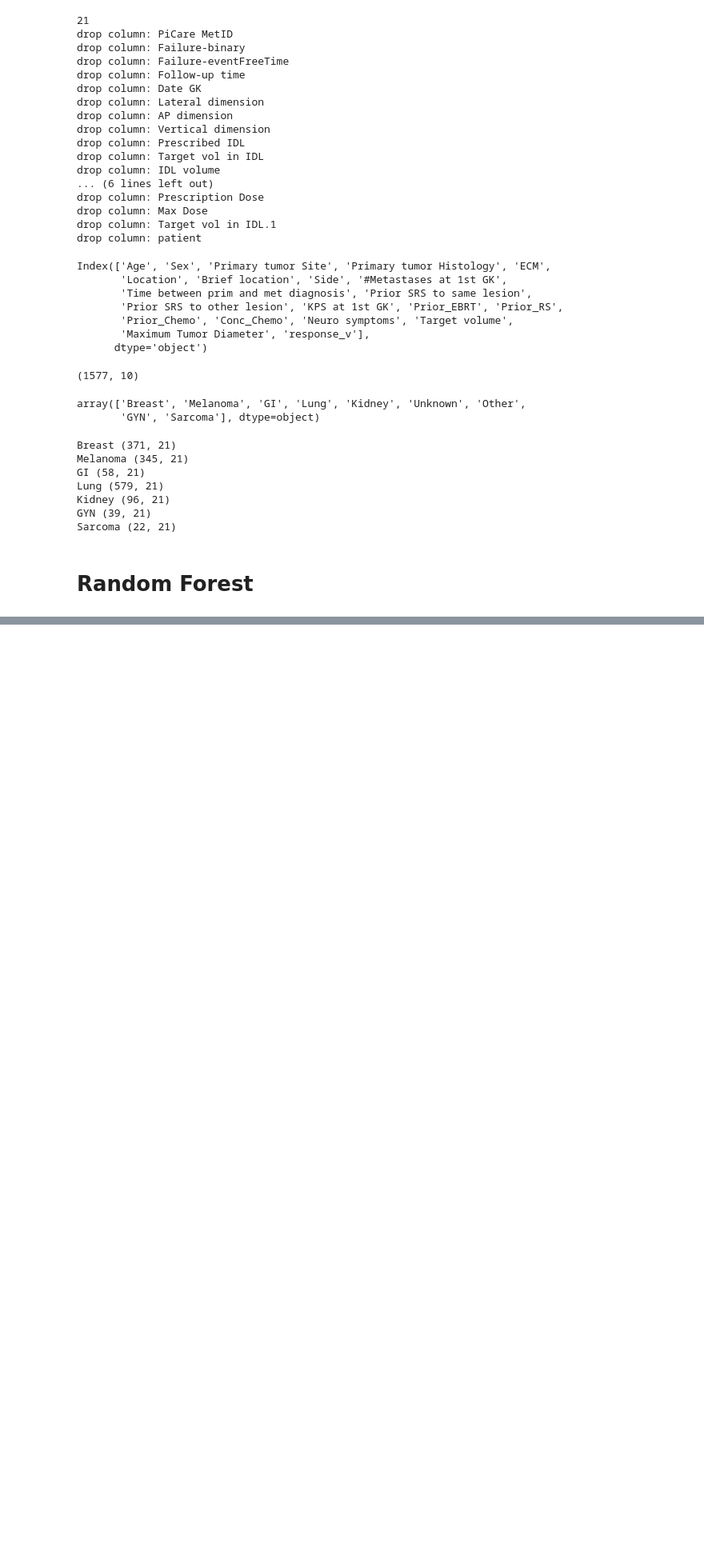
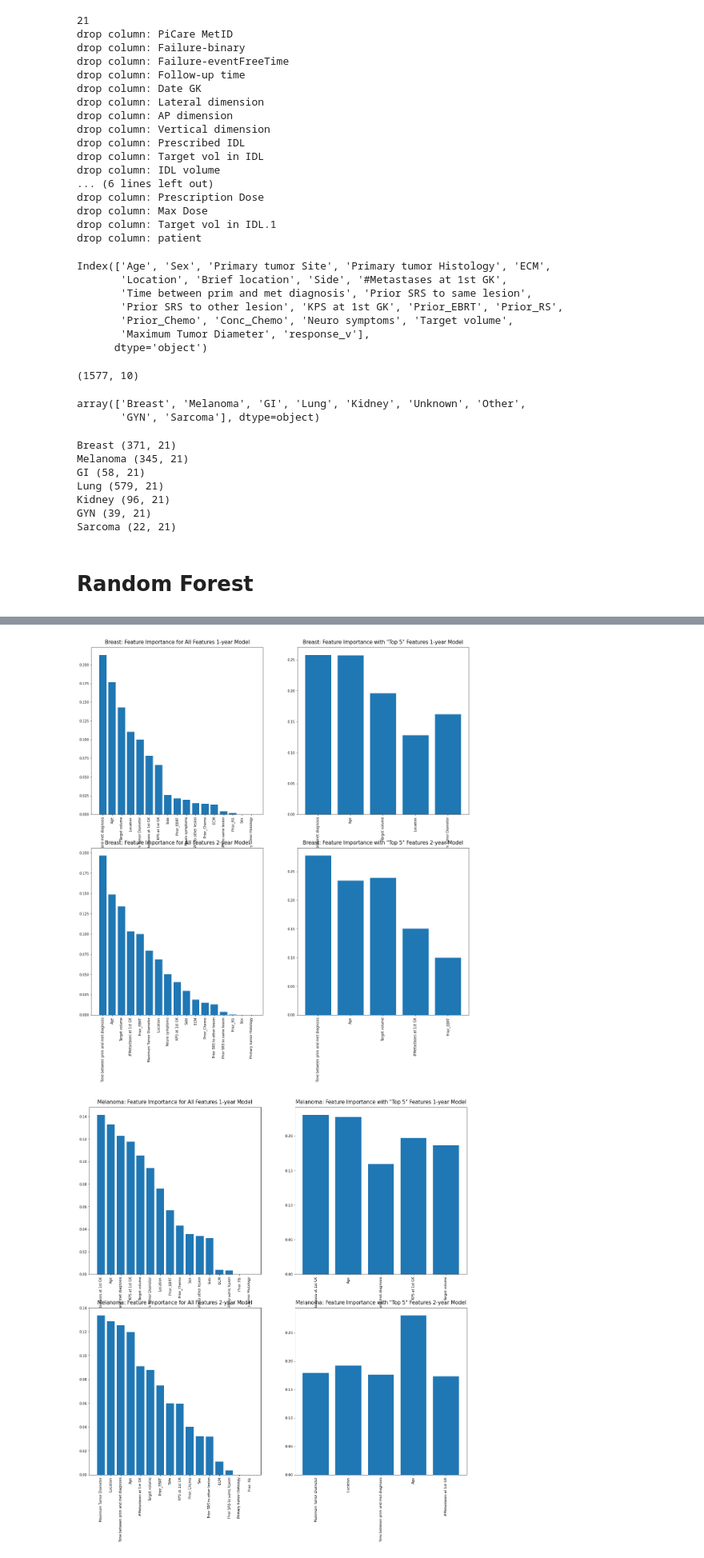
Before and after one commit to youngzyx/Survival-Analysis-and-Prediction, a Jupyter notebook: Random_Forest.ipynb, the cells around one changed output, grey strips where cells are left out. Shown at 80% size. Drawn from its saved outputs; the diff is of its cells as text; code cells hidden in the pictures; blank space fills up the shorter version.

```diff
--- a/Random_Forest.ipynb
+++ b/Random_Forest.ipynb
@@ -362,0 +375,13 @@ The out of bag R2 score for model removing "bad features" is     -0.031.
+# %%
+info = []
+for site, data in dfs:
+    print(site)
+    X,y = process(data)
+    if X.shape[0]<20:
+        continue
+    y1 = [1 if t>=365 else 0 for t in y]
+    y2 = [1 if t>=365*2 else 0 for t in y]
+    output1 = Random_search_cv(RandomForestClassifier,X,y1)
+    output2 = Random_search_cv(RandomForestClassifier,X,y2)
+
+    info.append((site,output1,output2,X,y1,y2))
@@ -362,0 +396,59 @@ The out of bag R2 score for model removing "bad features" is     -0.031.
+# %%
+for site,output1,output2,X,y1,y2 in info:
+    h11,h21,h31,rf_all1 = output1
+    h12,h22,h32,rf_all2 = output2
+    oob1,oob2 = rf_all1.oob_score_,rf_all2.oob_score_
+
+    top5_1 = importance_rank(rf_all1,X.columns)
+    top5_2 = importance_rank(rf_all2,X.columns)
+
+    top5_key1 = list(top5_1.keys())[:5]
+    top5_key2 = list(top5_2.keys())[:5]
+
+    top5_model1 = RandomForestClassifier(n_jobs = -1,
+                                   n_estimators=100,
+                                   min_samples_leaf=h11,
+                                   max_features=h21,
+                                   max_depth=h31,
+                                   verbose=0,
+                                   oob_score=True)
+    top5_model1.fit(X[top5_key1],y1)
+    oob5_1 = top5_model1.oob_score_
+
+    top5_model2 = RandomForestClassifier(n_jobs = -1,
+                               n_estimators=100,
+                               min_samples_leaf=h12,
+                               max_features=h22,
+                               max_depth=h32,
+                               verbose=0,
+                               oob_score=True)
+    top5_model2.fit(X[top5_key2],y2)
+    oob5_2 = top5_model2.oob_score_
+
+    data = [['1-year prediction',oob1,h11,h21,h31],
+            ['1-year top5 features',oob5_1,h11,h21,h31],
+            ['2-year prediction',oob2,h12,h22,h32],
+            ['2-year top5 features',oob5_2,h12,h22,h32]]
+
+
+
+
+    print('####',site+':')
+    print('X_shape: \t',X.shape)
+
+    result = pd.DataFrame(data,columns = ['Model','OOB_score','min_samples_leaf','max_features','max_depth'])
+    result['OOB_score'] = result['OOB_score'].apply(lambda x: np.round(x,3))
+    print(result)
+    print('\n\n')
+
+    fig, axs = plt.subplots(2, 2,figsize = (20,20))
+
+    feature_importance_visual(axs[0,0],top5_1.keys(),top5_1.values(),
+                              f'{site}: Feature Importance for All Features 1-year Model')
+    feature_importance_visual(axs[0,1],top5_key1,top5_model1.feature_importances_,
+                              f'{site}: Feature Importance with "Top 5" Features 1-year Model')
+    feature_importance_visual(axs[1,0],top5_2.keys(),top5_2.values(),
+                              f'{site}: Feature Importance for All Features 2-year Model')
+    feature_importance_visual(axs[1,1],top5_key2,top5_model2.feature_importances_,
+                              f'{site}: Feature Importance with "Top 5" Features 2-year Model')
+# %% [output]
@@ -362,0 +472,2 @@ The out of bag R2 score for model removing "bad features" is     -0.031.
+[figure, added]
+[figure, added]
```
Also changed, not shown: parts of 11 cells of this notebook.
